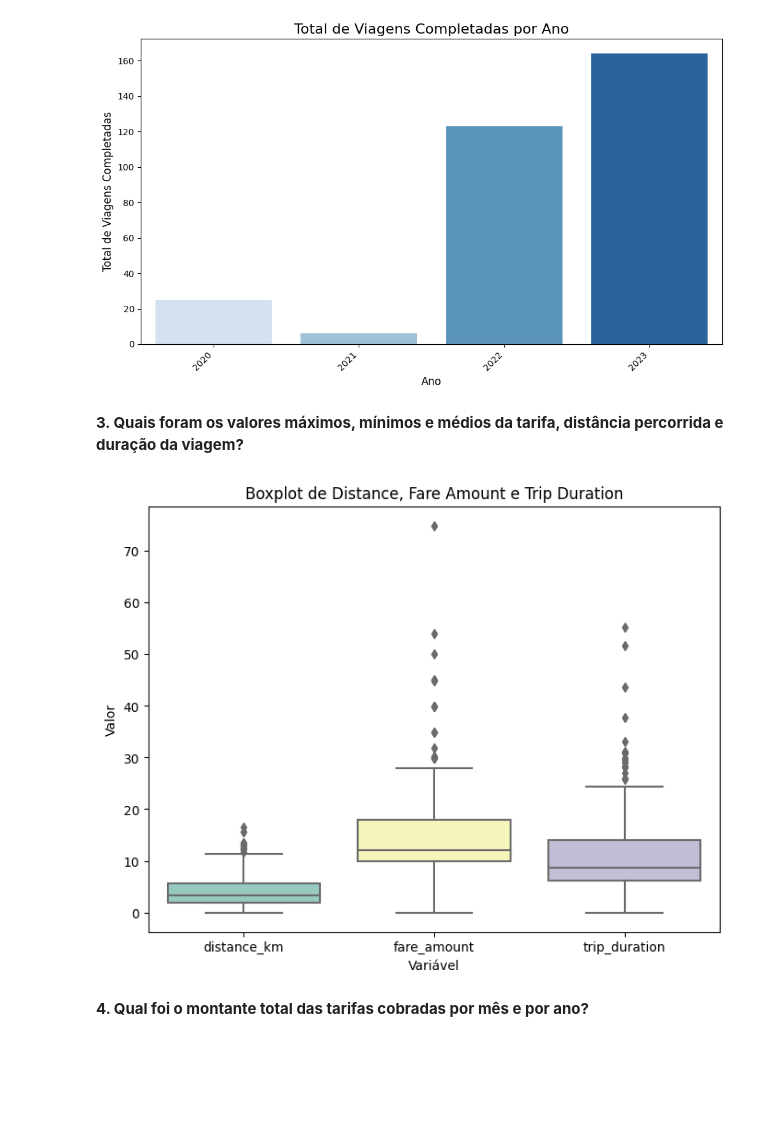
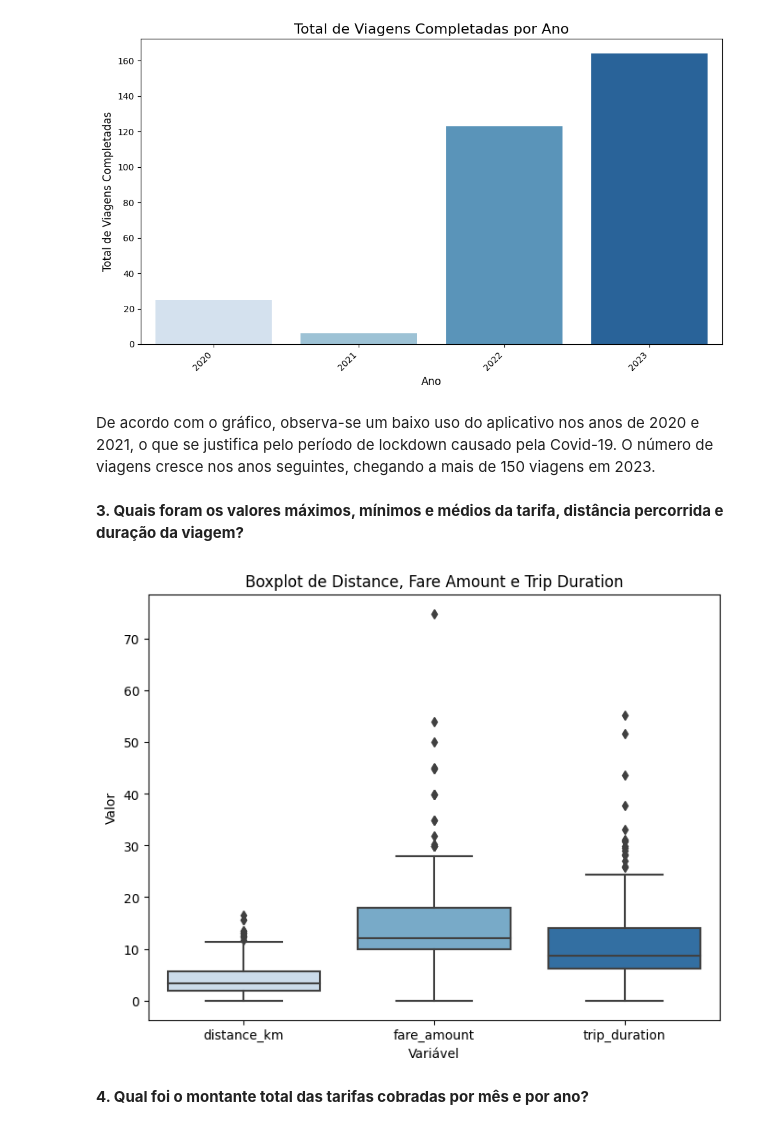
Before and after one commit to vivalladarez/uber-data-analysis, a Jupyter notebook: data_analysis.ipynb, the cells around one changed output. Saved outputs shown, nothing was run; the diff lists cells and outputs as text; code cells hidden in the pictures; blank space fills up the shorter version.

```diff
--- a/data_analysis.ipynb
+++ b/data_analysis.ipynb
@@ -358,19 +364,22 @@ plt.tight_layout()
 plt.show()
 # %% [output]
 [figure]
+# %% [markdown]
+De acordo com o gráfico, observa-se um baixo uso do aplicativo nos anos de 2020 e 2021, o que se justifica pelo período de lockdown causado pela Covid-19. O número de viagens cresce nos anos seguintes, chegando a mais de 150 viagens em 2023.
 # %% [markdown]
 **3. Quais foram os valores máximos, mínimos e médios da tarifa, distância percorrida e duração da viagem?**
 # %%
-# 3. Quais foram os valores máximos, mínimos e médios da tarifa, distância percorrida e duração da viagem?
+# Obervação das distribuição de valores
+
 # Gráfico de boxplot para as colunas de interesse
 plt.figure(figsize=(8, 6))
-sns.boxplot(data=uber_df[['distance_km', 'fare_amount', 'trip_duration']], palette='Set3')
+sns.boxplot(data=uber_df[['distance_km', 'fare_amount', 'trip_duration']], palette='Blues')
 plt.title('Boxplot de Distance, Fare Amount e Trip Duration')
 plt.ylabel('Valor')
 plt.xlabel('Variável')
 plt.show()
 # %% [output]
-[figure, old version]
+[figure, new version]
 # %% [markdown]
 **4. Qual foi o montante total das tarifas cobradas por mês e por ano?**
 # %%
```
Also changed, not shown: parts of 19 cells of this notebook.
